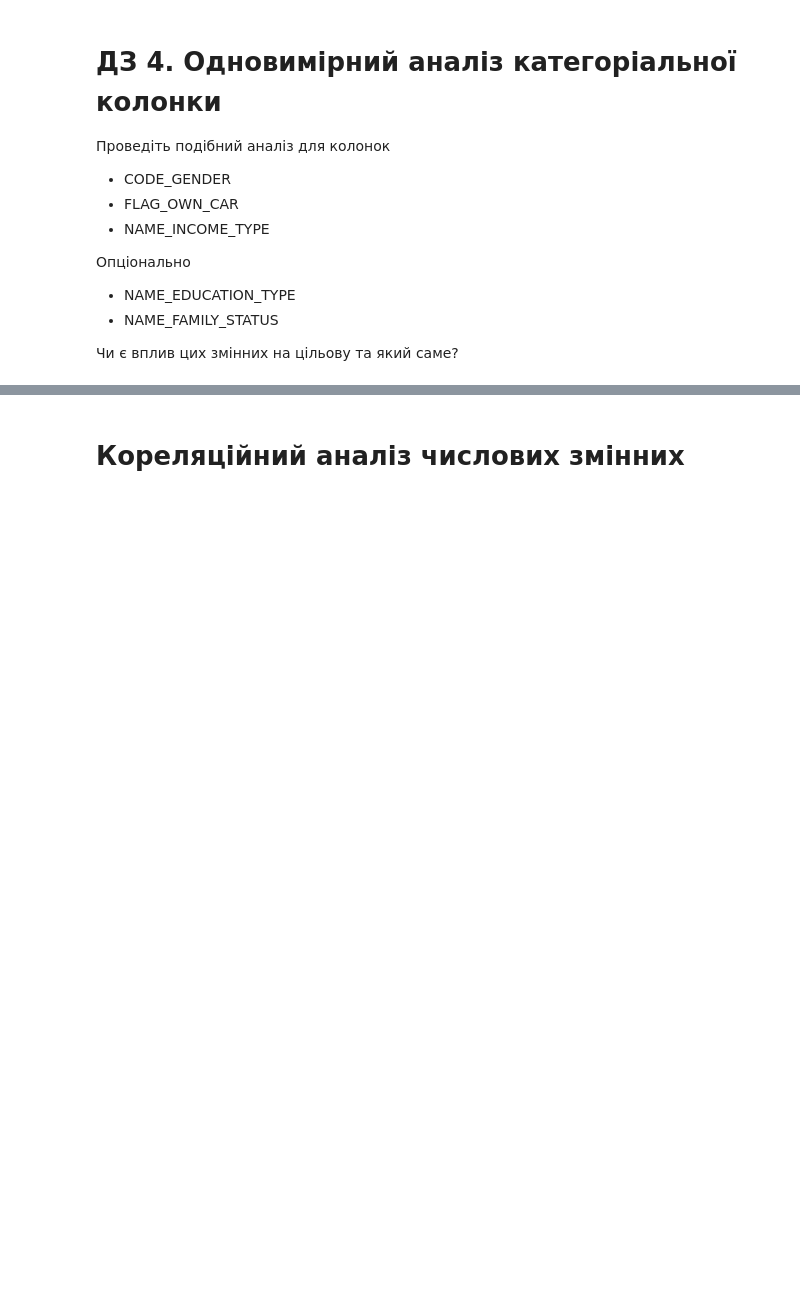
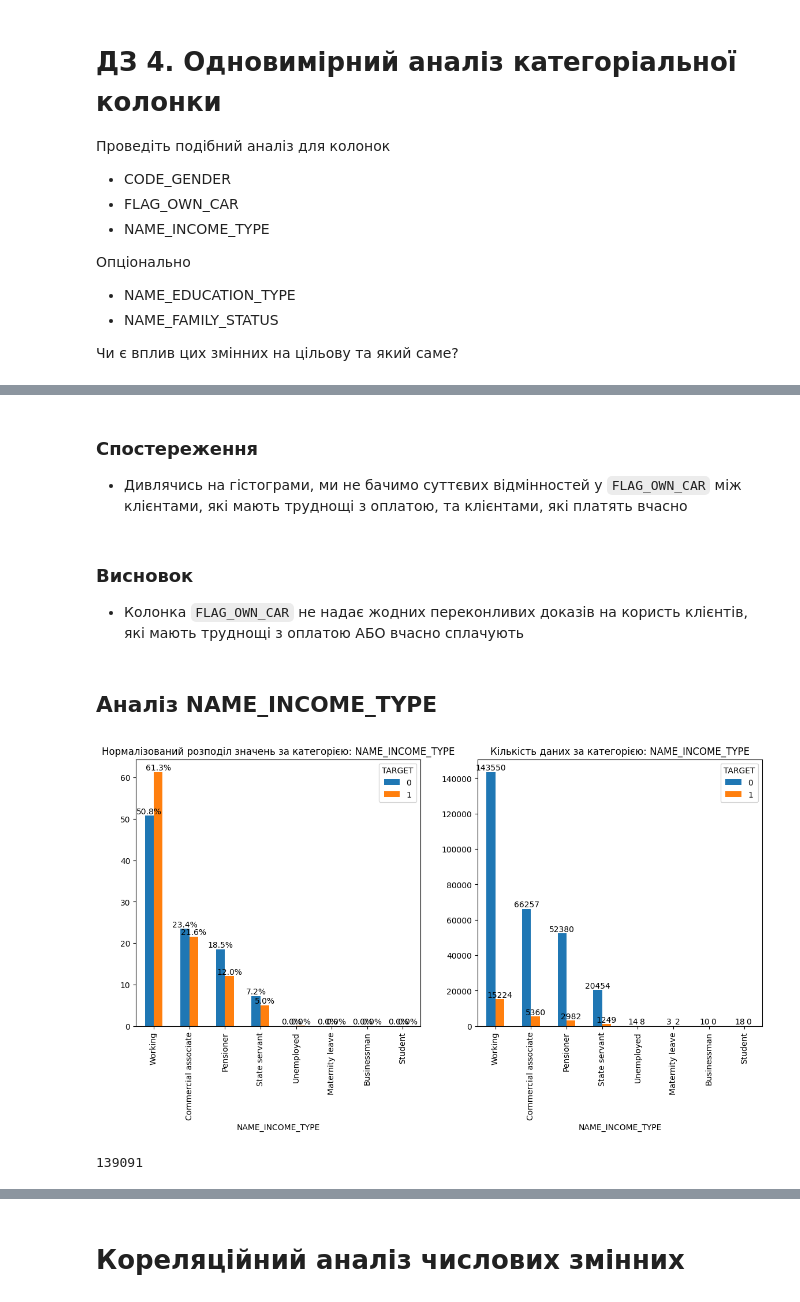
Before and after one commit to Johnny-Jackpot/python_for_ml_tasks, a Jupyter notebook: 1.2 Дослідницький аналіз даних/1_Credit_EDA.ipynb, the cells around one changed output, grey strips where cells are left out. Saved outputs shown, nothing was run; the diff lists cells and outputs as text; code cells hidden in the pictures; blank space fills up the shorter version.

```diff
--- a/1.2 Дослідницький аналіз даних/1_Credit_EDA.ipynb
+++ b/1.2 Дослідницький аналіз даних/1_Credit_EDA.ipynb
@@ -2144,0 +2189,16 @@ uni_cat_target_compare(df, 'NAME_CONTRACT_TYPE')
+# %% [markdown]
+### Спостереження
+- Дивлячись на гістограми, ми не бачимо суттєвих відмінностей у `FLAG_OWN_CAR` між клієнтами, які мають труднощі з оплатою, та клієнтами, які платять вчасно
+# %% [markdown]
+### Висновок
+- Колонка `FLAG_OWN_CAR` не надає жодних переконливих доказів на користь клієнтів, які мають труднощі з оплатою АБО вчасно сплачують
+# %% [markdown]
+## Аналіз NAME_INCOME_TYPE
+# %%
+uni_cat_target_compare(df, 'NAME_INCOME_TYPE')
+# %% [output]
+[figure, added]
+# %%
+66257 + 52380 + 20454
+# %% [output]
+139091
```
Also changed, not shown: parts of 24 cells of this notebook.
